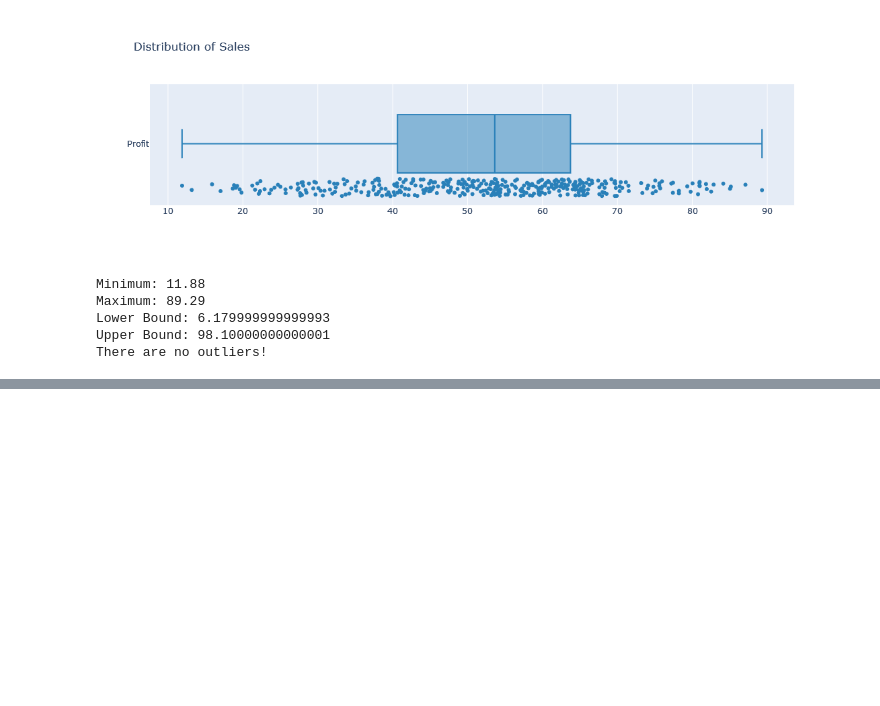
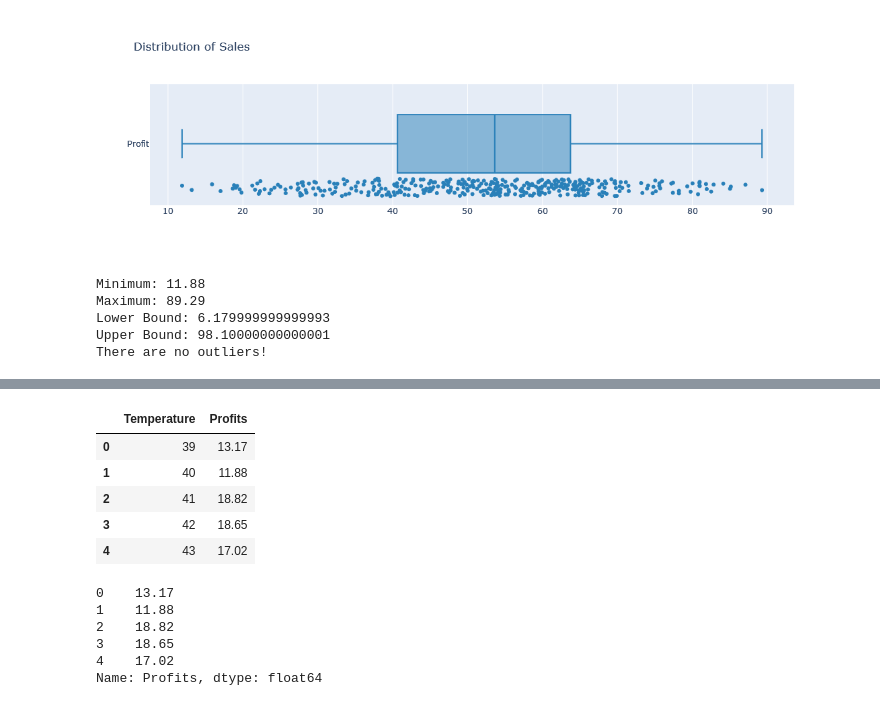
Before and after one commit to arfan64shah/Data_Science, a Jupyter notebook: Linear_Regression/Linear_Regression_Icecream_Dataset.ipynb, the cells around one changed output, grey strips where cells are left out. Cells and saved outputs as stored; diff of their text form; code cells hidden in the pictures; blank space fills up the shorter version.

```diff
--- a/Linear_Regression/Linear_Regression_Icecream_Dataset.ipynb
+++ b/Linear_Regression/Linear_Regression_Icecream_Dataset.ipynb
@@ -180,0 +265,23 @@ There are no outliers!
+# %%
+# rename ice cream column
+dataset = dataset.rename(columns = {'Ice Cream Profits': 'Profits'})
+dataset.head()
+# %% [output]
+|  | Temperature | Profits |
+| 0 | 39 | 13.17 |
+| 1 | 40 | 11.88 |
+| 2 | 41 | 18.82 |
+| 3 | 42 | 18.65 |
+| 4 | 43 | 17.02 |
+# %%
+# divide dataset into dependent and independent datasets
+x = dataset.iloc[ : , : -1]
+y = dataset.iloc[:, -1]
+y.head()
+# %% [output]
+0    13.17
+1    11.88
+2    18.82
+3    18.65
+4    17.02
+Name: Profits, dtype: float64
```
Also changed, not shown: parts of 21 cells of this notebook.
